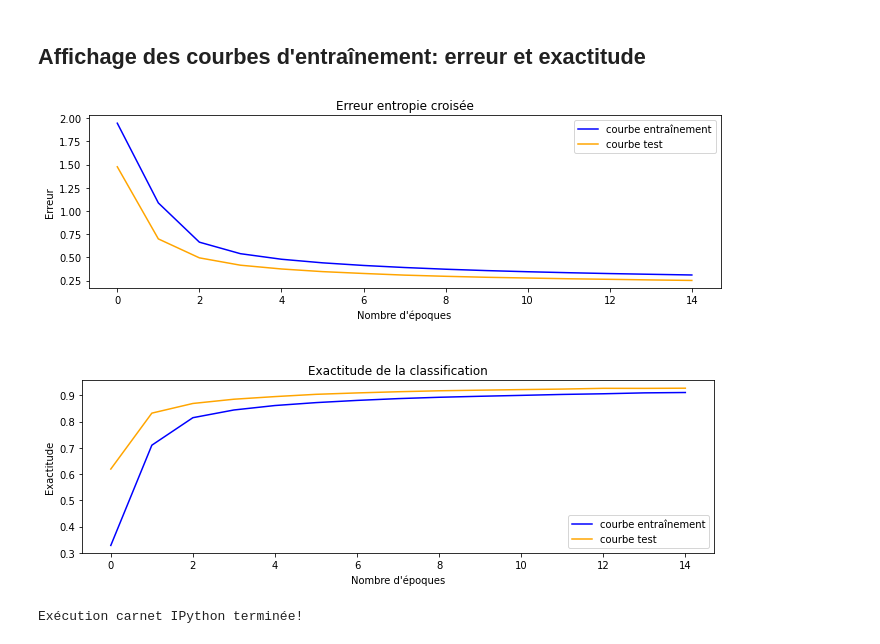
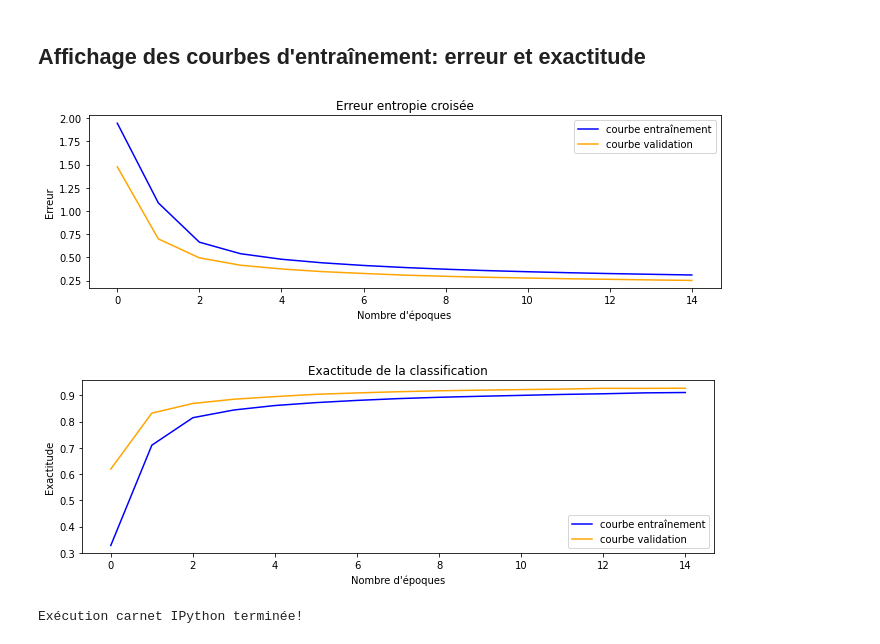
Before and after one commit to ClaudeCoulombe/VIARENA, a Jupyter notebook: Labos/Lab-MNIST/Identification_ChiffresManuscrits-MNIST.ipynb, the cells around one changed output. Saved outputs shown, nothing was run; the diff lists cells and outputs as text; code cells hidden in the pictures.

Commit message:
Modification sur les courbes d'entraînment

```diff
--- a/Labos/Lab-MNIST/Identification_ChiffresManuscrits-MNIST.ipynb
+++ b/Labos/Lab-MNIST/Identification_ChiffresManuscrits-MNIST.ipynb
@@ -241,28 +241,28 @@ Exactitude test: 91.39%
 # %%
 # Affichage des courbes d'entraînement
 largeur = 7
 plt.subplots(figsize=(1.618*largeur,largeur))
 plt.subplot(211)
 plt.title('Erreur entropie croisée')
 plt.plot(traces_entrainement.history['loss'], color='blue', label='courbe entraînement')
-plt.plot(traces_entrainement.history['val_loss'], color='orange', label='courbe test')
+plt.plot(traces_entrainement.history['val_loss'], color='orange', label='courbe validation')
 plt.ylabel("Erreur")
 plt.xlabel("Nombre d'époques")
 plt.legend()
 plt.show()
 # tracer l'exactitude
 plt.subplots(figsize=(1.618*largeur,largeur))
 plt.subplot(212)
 plt.title('\nExactitude de la classification')
 plt.plot(traces_entrainement.history['accuracy'], color='blue', label='courbe entraînement')
-plt.plot(traces_entrainement.history['val_accuracy'], color='orange', label='courbe test')
+plt.plot(traces_entrainement.history['val_accuracy'], color='orange', label='courbe validation')
 plt.ylabel("Exactitude")
 plt.xlabel("Nombre d'époques")
 plt.legend()
 plt.show()
 # %% [output]
-[figure, old version]
+[figure, new version]
-[figure, old version]
+[figure, new version]
 # %%
 print("Exécution carnet IPython terminée!")
 # %% [output]
```
